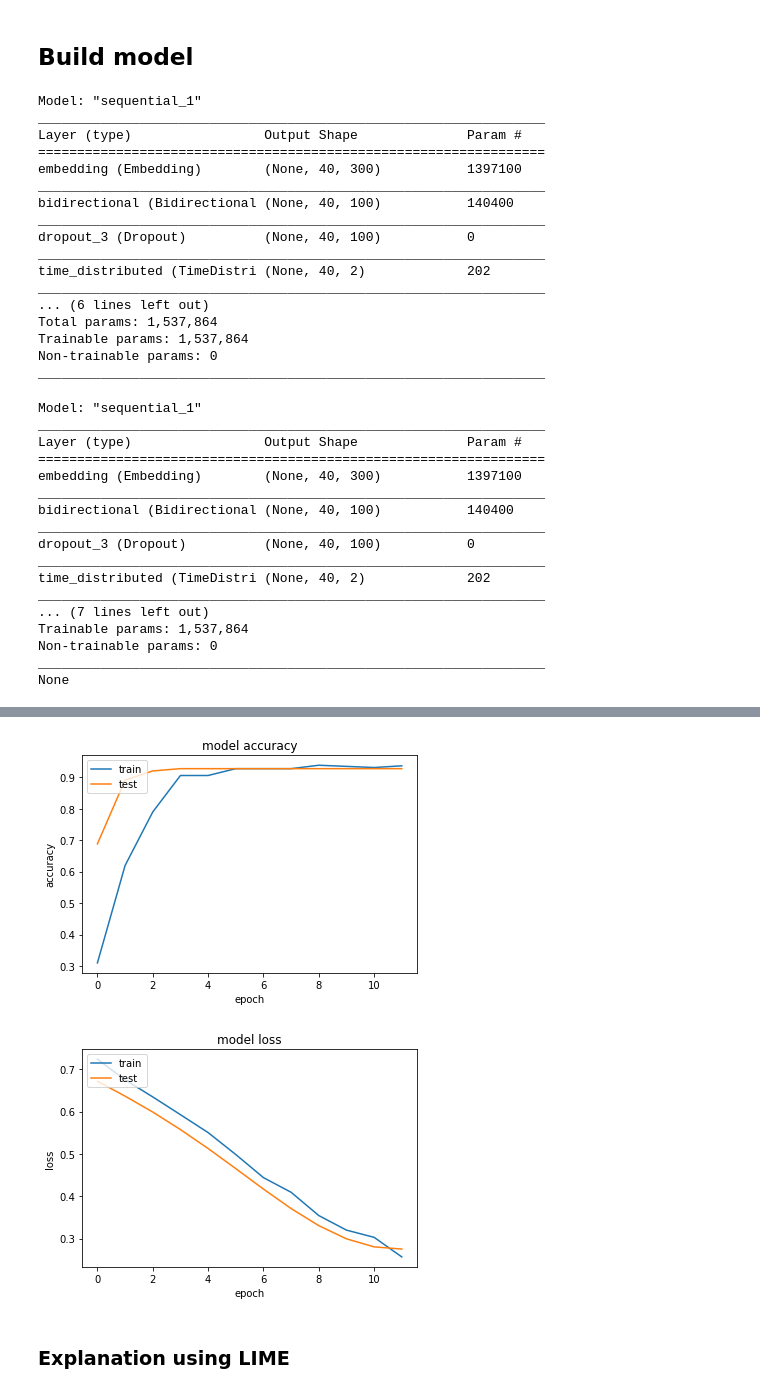
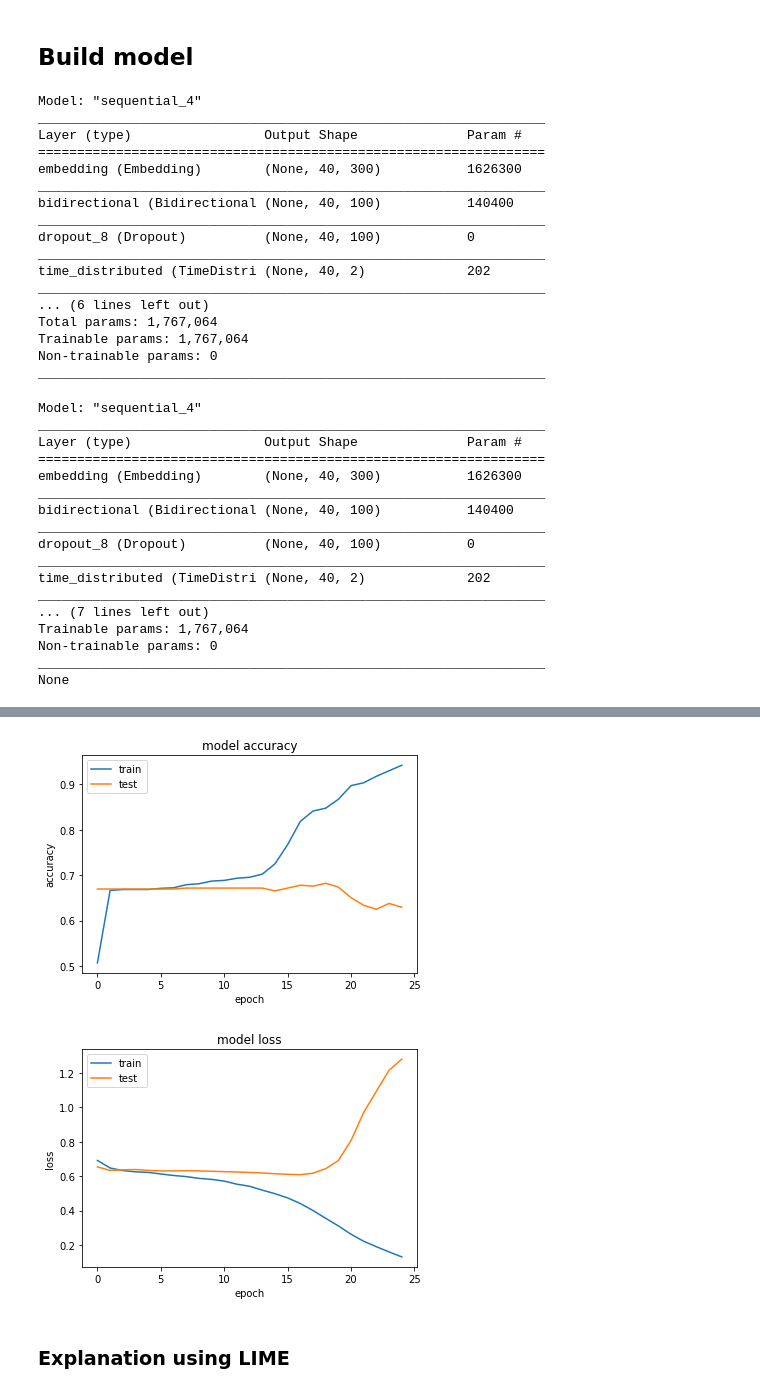
Before and after one commit to paatrycjaa/wedt-toxic-span-detection, a Jupyter notebook: lstm-lime.ipynb, the cells around one changed output, grey strips where cells are left out. Saved outputs shown, nothing was run; the diff lists cells and outputs as text; code cells hidden in the pictures.

```diff
--- a/lstm-lime.ipynb
+++ b/lstm-lime.ipynb
@@ -48,3 +48,17 @@ True
 train_data_semeval = SemEvalData(MAX_WORD_NUM)
 train_data_semeval.load_data("data/tsd_trial.csv")
 train_df_preprocessed = train_data_semeval.preprocess()
+# %%
+extra_train = JigsawData(MAX_WORD_NUM)
+extra_train.load_data("data/train.csv")
+extra_df_preprocessed = extra_train.preprocess()
+# %%
+print(train_df_preprocessed)
+print(train_data_semeval.get_classes_amount(train_df_preprocessed))
+##add data
+additional_data = extra_train.get_missing_class_elements(extra_df_preprocessed, 100, 0.0)
+print(additional_data)
+frames = [train_df_preprocessed, additional_data]
+train_df_preprocessed = pd.concat(frames)
+# train_df_preprocessed
+print(train_data_semeval.get_classes_amount(train_df_preprocessed))
@@ -194,7 +230,7 @@ for word, i in word_index.items():
         embedding_vector = word_vectors[word]
         embedding_matrix[i] = embedding_vector
     except KeyError:
-        embedding_matrix[i]=np.random.normal(0,np.sqrt(0.25),EMBEDDING_DIM)
+        embedding_matrix[i]=0
         absent_words+=1
 # %%
 len(word_index)
@@ -255,6 +295,6 @@ y_val.shape
 # %%
-y_softmax_train = np.zeros((552, 2))
-y_softmax_val = np.zeros((138, 2))
+y_softmax_train = np.zeros((y_train.shape[0], 2))
+y_softmax_val = np.zeros((y_val.shape[0], 2))
 # %%
 for i in range(0, y_softmax_train.shape[0]):
     if y_train[i] == 0:
@@ -280,21 +320,21 @@ model.add(Dropout(0.2))
 model.add(Dense(2, activation='softmax', name='dense_final'))
 model.summary()
 # %% [output]
-Model: "sequential_1"
+Model: "sequential_4"
 _________________________________________________________________
 Layer (type)                 Output Shape              Param #
 =================================================================
-embedding (Embedding)        (None, 40, 300)           1397100
+embedding (Embedding)        (None, 40, 300)           1626300
 _________________________________________________________________
 bidirectional (Bidirectional (None, 40, 100)           140400
 _________________________________________________________________
-dropout_3 (Dropout)          (None, 40, 100)           0
+dropout_8 (Dropout)          (None, 40, 100)           0
 _________________________________________________________________
 time_distributed (TimeDistri (None, 40, 2)             202
 _________________________________________________________________
 ... (6 lines left out)
-Total params: 1,537,864
-Trainable params: 1,537,864
+Total params: 1,767,064
+Trainable params: 1,767,064
 Non-trainable params: 0
 _________________________________________________________________
 # %%
@@ -302,25 +342,25 @@ model.compile(loss='binary_crossentropy',optimizer='adam',metrics=['acc']) ##ada
 checkpoint = ModelCheckpoint('best_model.h5', verbose=-2, monitor='val_loss',save_best_only=True, mode='auto')
 print(model.summary())
 # %% [output]
-Model: "sequential_1"
+Model: "sequential_4"
 _________________________________________________________________
 Layer (type)                 Output Shape              Param #
 =================================================================
-embedding (Embedding)        (None, 40, 300)           1397100
+embedding (Embedding)        (None, 40, 300)           1626300
 _________________________________________________________________
 bidirectional (Bidirectional (None, 40, 100)           140400
 _________________________________________________________________
-dropout_3 (Dropout)          (None, 40, 100)           0
+dropout_8 (Dropout)          (None, 40, 100)           0
 _________________________________________________________________
 time_distributed (TimeDistri (None, 40, 2)             202
 _________________________________________________________________
 ... (7 lines left out)
-Trainable params: 1,537,864
+Trainable params: 1,767,064
 Non-trainable params: 0
 _________________________________________________________________
 None
 # %%
-history = model.fit(x_train, y_softmax_train, validation_data=(x_val, y_softmax_val), epochs=12, batch_size=1024,shuffle=True, callbacks=[checkpoint])
+history = model.fit(x_train, y_softmax_train, validation_data=(x_val, y_softmax_val), epochs=25, batch_size=1024,shuffle=True, callbacks=[checkpoint])
 print(history.history.keys())
 plt.plot(history.history['acc'])
 plt.plot(history.history['val_acc'])
@@ -359,6 +399,6 @@ Epoch 12/12
 dict_keys(['loss', 'acc', 'val_loss', 'val_acc'])
-[figure, old version]
+[figure, new version]
-[figure, old version]
+[figure, new version]
 # %% [markdown]
 ### Explanation using LIME
 # %% [markdown]
```
Also changed, not shown: parts of 25 cells of this notebook, 7 other files.
